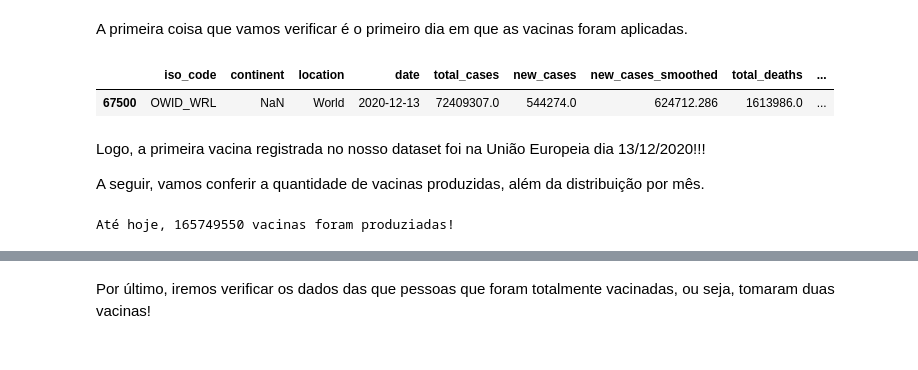
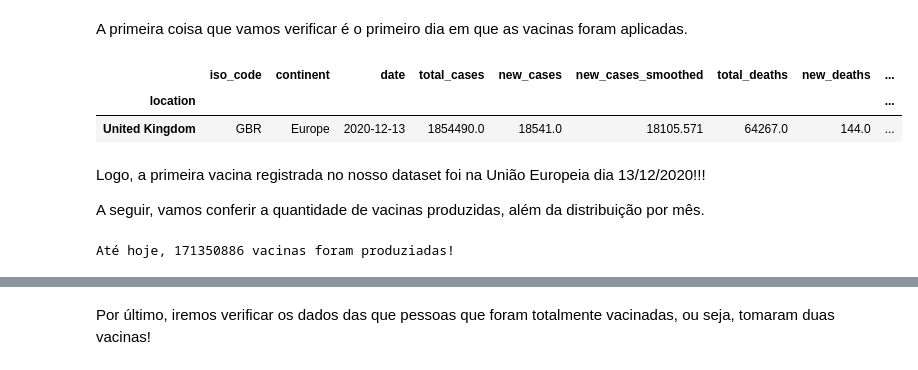
Before and after one commit to ViniciusMangueira/Data_Science, a Jupyter notebook: Covid_19,_Mundo_e_Brasil.ipynb, the cells around one changed output, grey strips where cells are left out. Drawn from its saved outputs; the diff is of its cells as text; code cells hidden in the pictures.

```diff
--- a/Covid_19,_Mundo_e_Brasil.ipynb
+++ b/Covid_19,_Mundo_e_Brasil.ipynb
@@ -485,17 +494,20 @@ A primeira coisa que vamos verificar é o primeiro dia em que as vacinas foram a
 # %%
 # Ver a data da pimeira vacina
 df_vac = df.copy()
+df_vac.set_index('location', inplace=True)
+df_vac = df_vac.drop("World")
 df_vac.dropna(subset=['people_vaccinated'], axis=0, inplace=True)
 df_vac.sort_values(by="date", ascending=True).head(1)
 # %% [output]
-|  | iso_code | continent | location | date | total_cases | new_cases | new_cases_smoothed | total_deaths | ... |
-| 67500 | OWID_WRL | NaN | World | 2020-12-13 | 72409307.0 | 544274.0 | 624712.286 | 1613986.0 | ... |
+|  | iso_code | continent | date | total_cases | new_cases | new_cases_smoothed | total_deaths | new_deaths | ... |
+| location |  |  |  |  |  |  |  |  | ... |
+| United Kingdom | GBR | Europe | 2020-12-13 | 1854490.0 | 18541.0 | 18105.571 | 64267.0 | 144.0 | ... |
 # %% [markdown]
 Logo, a primeira vacina registrada no nosso dataset foi na União Europeia dia 13/12/2020!!!
 
 A seguir, vamos conferir a quantidade de vacinas produzidas, além da distribuição por mês.
 # %%
 # Total de vacinadas produzidas
-print('Até hoje, {:.0f} vacinas foram produziadas!'.format(df_vac.total_vaccinations.values[-1]))
+print('Até hoje, {:.0f} vacinas foram produziadas!'.format(df_world_2021.total_vaccinations.values[0]))
 # %% [output]
-Até hoje, 165749550 vacinas foram produziadas!
+Até hoje, 171350886 vacinas foram produziadas!
```
Also changed, not shown: parts of 45 cells of this notebook.
